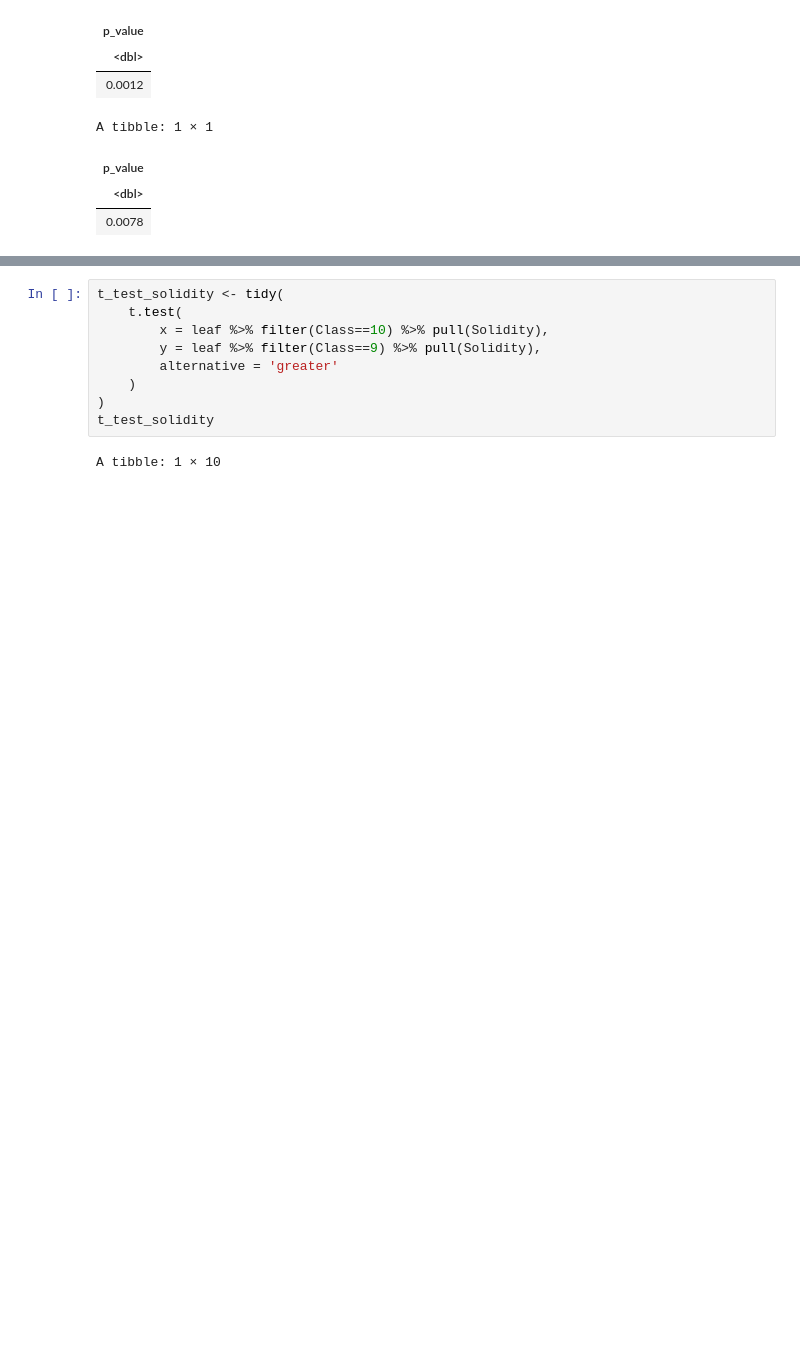
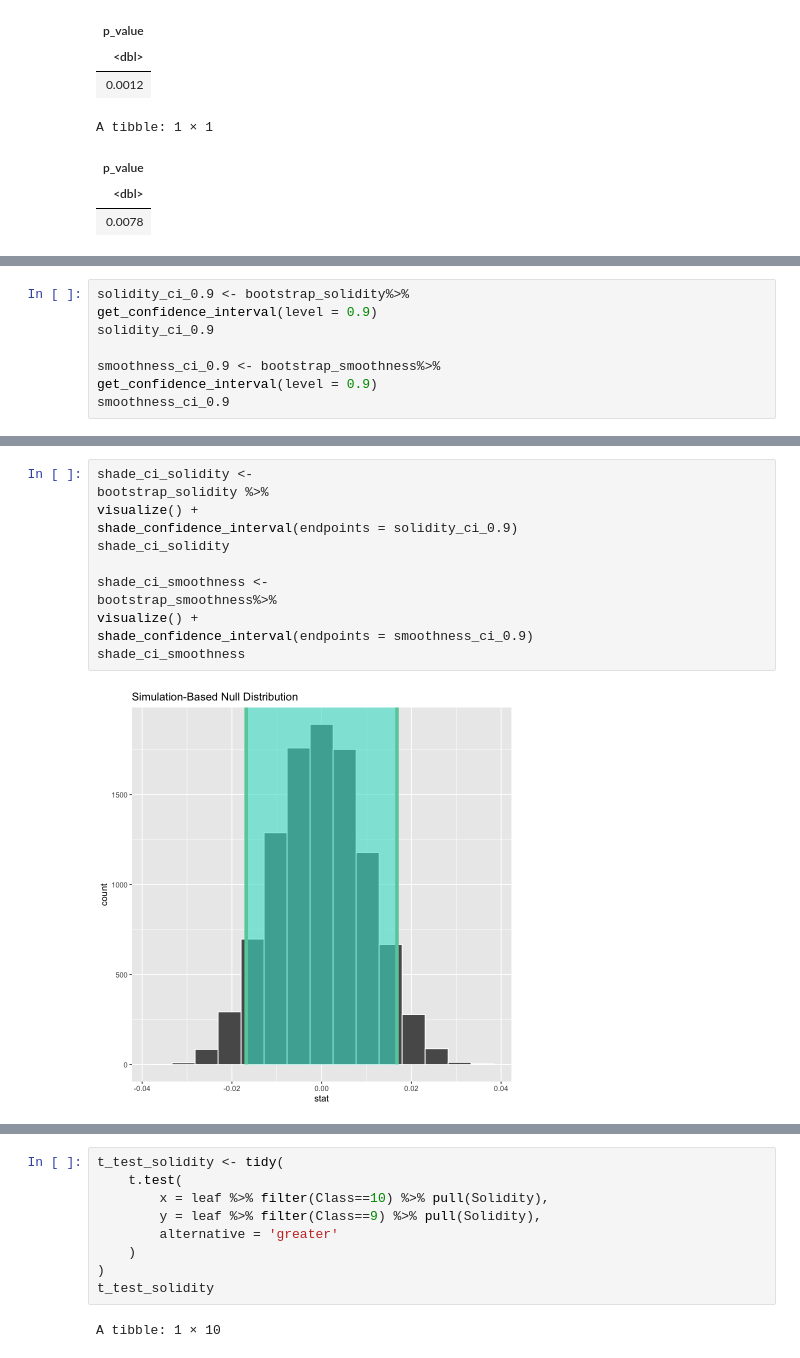
Before and after one commit to tiannelee/Hypothesis-testing-leaf-comparison, a Jupyter notebook: Proposal.ipynb, the cells around one changed output, grey strips where cells are left out. Drawn from its saved outputs; the diff is of its cells as text; blank space fills up the shorter version.

```diff
--- a/Proposal.ipynb
+++ b/Proposal.ipynb
@@ -218,0 +241,8 @@ A tibble: 1 × 1
+# %%
+solidity_ci_0.9 <- bootstrap_solidity%>%
+get_confidence_interval(level = 0.9)
+solidity_ci_0.9
+
+smoothness_ci_0.9 <- bootstrap_smoothness%>%
+get_confidence_interval(level = 0.9)
+smoothness_ci_0.9
@@ -218,0 +258,14 @@ A tibble: 1 × 1
+# %%
+shade_ci_solidity <-
+bootstrap_solidity %>%
+visualize() +
+shade_confidence_interval(endpoints = solidity_ci_0.9)
+shade_ci_solidity
+
+shade_ci_smoothness <-
+bootstrap_smoothness%>%
+visualize() +
+shade_confidence_interval(endpoints = smoothness_ci_0.9)
+shade_ci_smoothness
+# %% [output]
+[figure, added]
```
Also changed, not shown: parts of 5 cells of this notebook.
